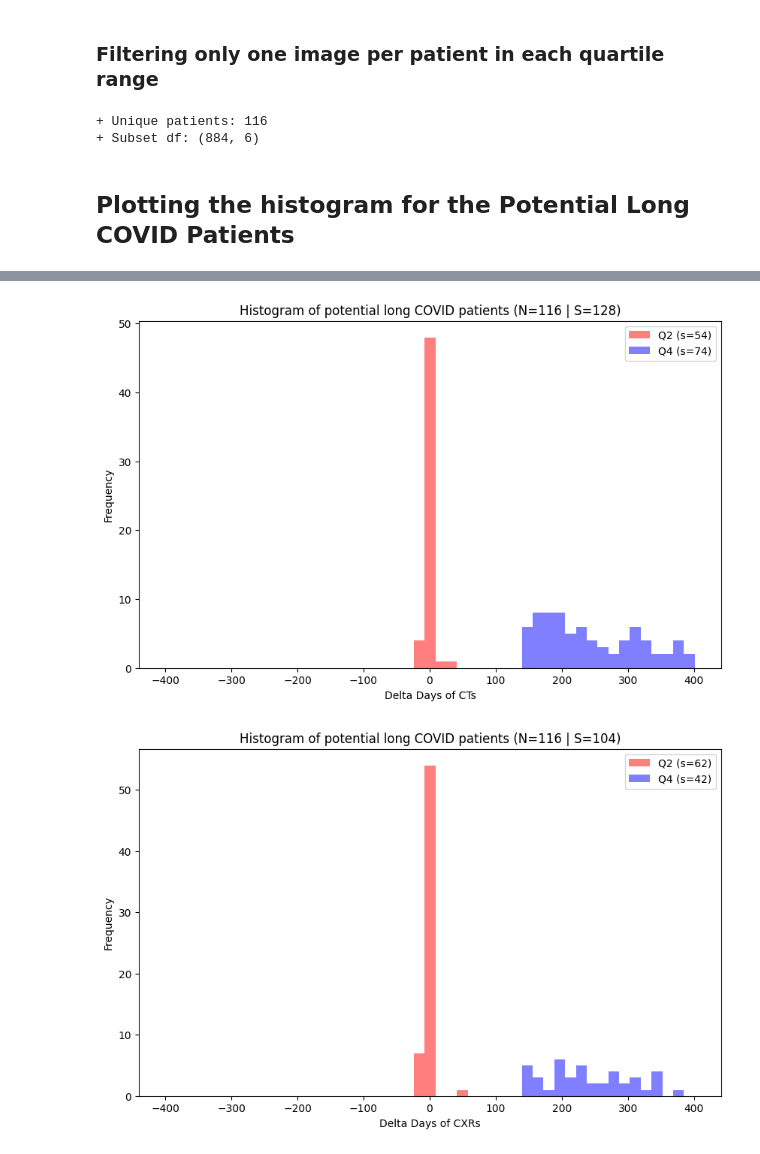
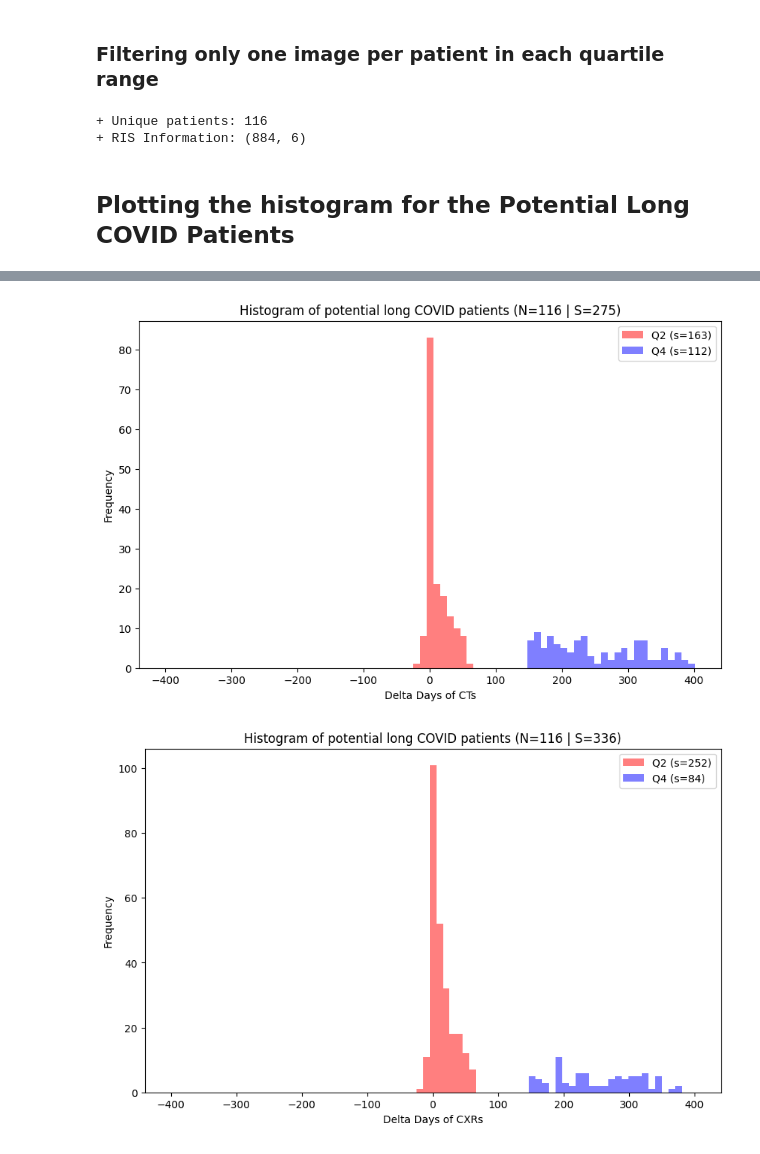
Before and after one commit to jagh/patientomics, a Jupyter notebook: notebooks/long_covid_data_exploration.ipynb, the cells around one changed output, grey strips where cells are left out. Saved outputs shown, nothing was run; the diff lists cells and outputs as text; code cells hidden in the pictures.

Commit message:
Update the function to plot histogram by quartile

```diff
--- a/notebooks/long_covid_data_exploration.ipynb
+++ b/notebooks/long_covid_data_exploration.ipynb
@@ -268,18 +132,18 @@ plcp_with_2_images.to_csv(os.path.join(dir_path, 'plcp_with_2_images.csv'), inde
 unique_patients = plcp_with_2_images['pseudoid_pid'].unique()
 print("+ Unique patients:", len(unique_patients))
 
+## Save the unique patients
+pd.DataFrame(unique_patients).to_csv(os.path.join(dir_path, 'verified_plcp_unique_pseudoid_pid.csv'), index=False, header=False)
+
 ## Get a subset of the original data with the unique patients and drop the patients thar are not in the unique_patients
 verified_plcp_ris_information = df[df['pseudoid_pid'].isin(unique_patients)]
-print("+ Subset df:", verified_plcp_ris_information.shape)
+print("+ RIS Information:", verified_plcp_ris_information.shape)
 
 ## Save the verified data
 verified_plcp_ris_information.to_csv(os.path.join(dir_path, 'verified_plcp_ris_information.csv'), index=False)
-
-## Save the unique patients
-pd.DataFrame(unique_patients).to_csv(os.path.join(dir_path, 'verified_plcp_unique_pseudoid_pid.csv'), index=False, header=False)
 # %% [output]
 + Unique patients: 116
-+ Subset df: (884, 6)
++ RIS Information: (884, 6)
 # %% [markdown]
 ## Plotting the histogram for the Potential Long COVID Patients
 # %%
@@ -287,8 +151,9 @@ pd.DataFrame(unique_patients).to_csv(os.path.join(dir_path, 'verified_plcp_uniqu
 
 dir_path = '/home/jagh/Documents/01_UB/MultiOmiX/patientomics/data/05_data_exploration/01_preprocessing_125PLCP/'
 # filename = os.path.join(dir_path, 'potential_long_covid_patients_filtered_data.csv')
-filename = os.path.join(dir_path, 'plcp_with_2_images.csv')
+# filename = os.path.join(dir_path, 'plcp_with_2_images.csv')
 
+filename = os.path.join(dir_path, 'verified_plcp_ris_information.csv')
 
 ## Read the CSV file into a DataFrame
 df = read_csv(filename)
@@ -342,2 +207,2 @@ plot_histogram_by_quartile(delta_days_CXRs, exam_type='CXRs', N=N)
-[figure, old version]
+[figure, new version]
-[figure, old version]
+[figure, new version]
```
Also changed, not shown: parts of 2 cells of this notebook.
